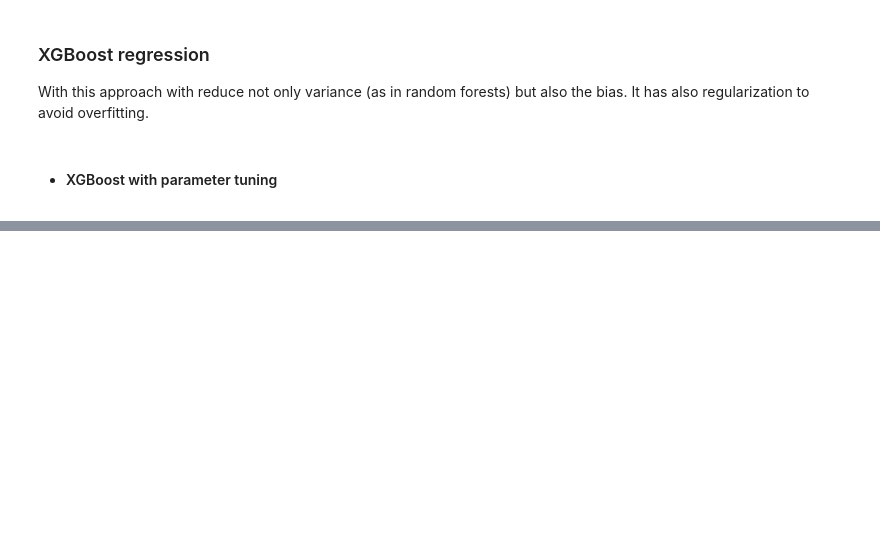
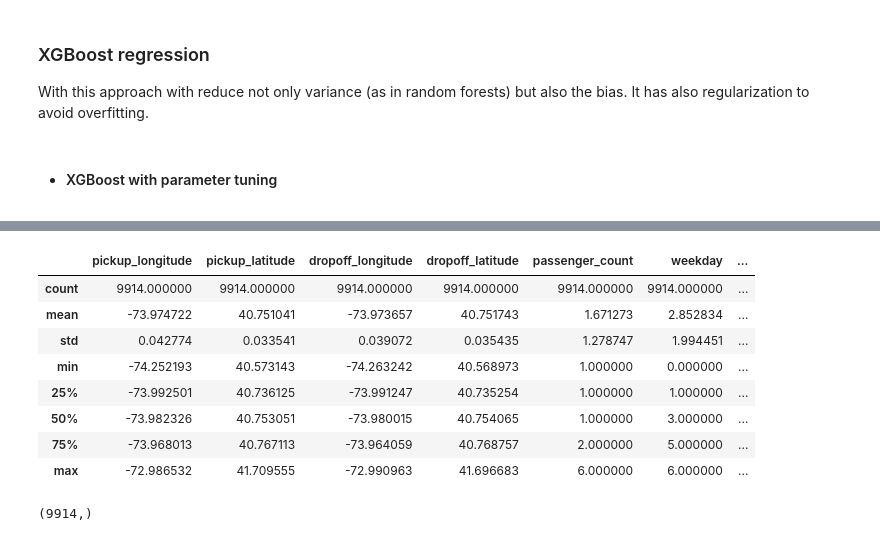
Before and after one commit to ana-rlopez/NYC_taxi_fare_prediction, a Jupyter notebook: NYTaxiFare_1_ExploratoryAnalysis_&_Preprocessing.ipynb, the cells around one changed output, grey strips where cells are left out. Cells and saved outputs as stored; diff of their text form; code cells hidden in the pictures; blank space fills up the shorter version.

Commit message:
Added code to predict test fare amounts, and function for adding the created features

```diff
--- a/NYTaxiFare_1_ExploratoryAnalysis_&_Preprocessing.ipynb
+++ b/NYTaxiFare_1_ExploratoryAnalysis_&_Preprocessing.ipynb
@@ -762,0 +523,4 @@ os.system('play -nq -t alsa synth {} sine {}'.format(duration, freq))
+# %%
+test_path = 'test_orig.csv'
+test = pd.read_csv(test_path)
+test.head()
@@ -762,0 +546,2 @@ os.system('play -nq -t alsa synth {} sine {}'.format(duration, freq))
+# %%
+test = add_newFeats(test)
@@ -762,0 +568,14 @@ os.system('play -nq -t alsa synth {} sine {}'.format(duration, freq))
+# %%
+test_feats = test.drop(['key','pickup_datetime','distance_log','abs_diff_latitude_log','abs_diff_longitude_log'],axis=1, inplace=False)
+# %%
+test_feats.describe()
+# %% [output]
+|  | pickup_longitude | pickup_latitude | dropoff_longitude | dropoff_latitude | passenger_count | weekday | ... |
+| count | 9914.000000 | 9914.000000 | 9914.000000 | 9914.000000 | 9914.000000 | 9914.000000 | ... |
+| mean | -73.974722 | 40.751041 | -73.973657 | 40.751743 | 1.671273 | 2.852834 | ... |
+| std | 0.042774 | 0.033541 | 0.039072 | 0.035435 | 1.278747 | 1.994451 | ... |
+| min | -74.252193 | 40.573143 | -74.263242 | 40.568973 | 1.000000 | 0.000000 | ... |
+| 25% | -73.992501 | 40.736125 | -73.991247 | 40.735254 | 1.000000 | 1.000000 | ... |
+| 50% | -73.982326 | 40.753051 | -73.980015 | 40.754065 | 1.000000 | 3.000000 | ... |
+| 75% | -73.968013 | 40.767113 | -73.964059 | 40.768757 | 2.000000 | 5.000000 | ... |
+| max | -72.986532 | 41.709555 | -72.990963 | 41.696683 | 6.000000 | 6.000000 | ... |
@@ -762,0 +584,4 @@ os.system('play -nq -t alsa synth {} sine {}'.format(duration, freq))
+# %%
+y_testPred_tuned_xgbr.shape
+# %% [output]
+(9914,)
```
Also changed, not shown: parts of 73 cells of this notebook.
